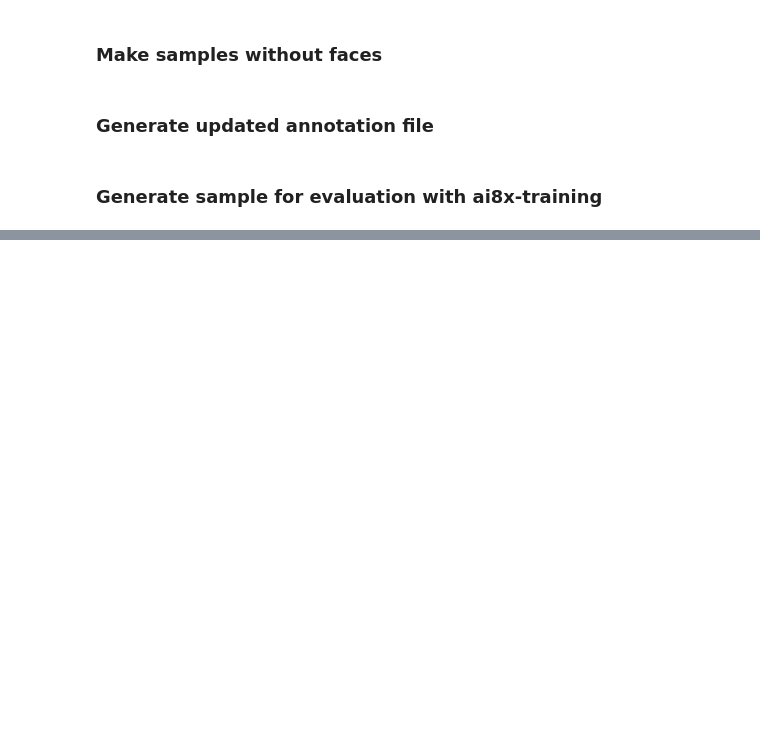
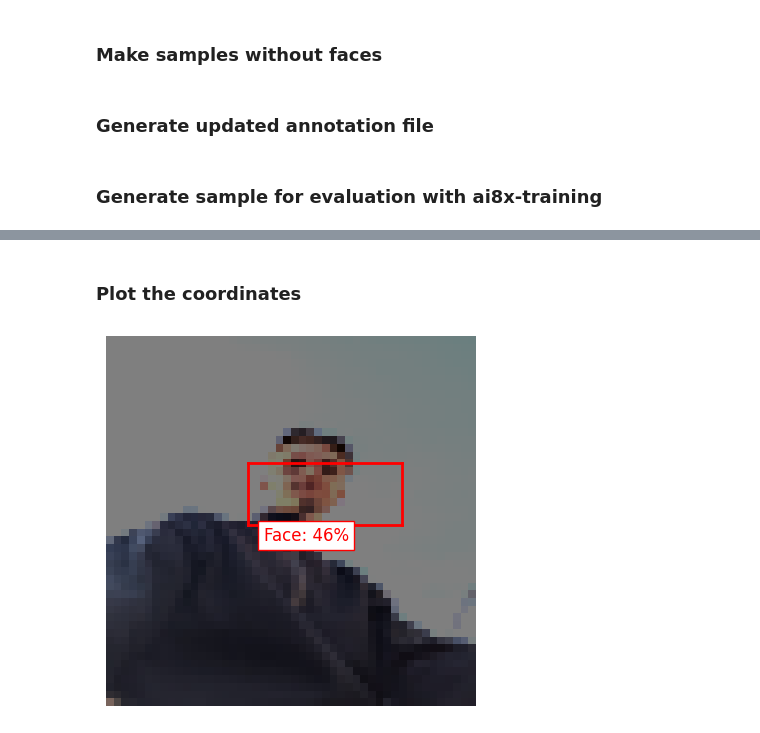
Before and after one commit to lionnus/MAX78000-Face-Detection, a Jupyter notebook: pytorch_face_detection.ipynb, the cells around one changed output, grey strips where cells are left out. Cells and saved outputs as stored; diff of their text form; code cells hidden in the pictures; blank space fills up the shorter version.

```diff
--- a/pytorch_face_detection.ipynb
+++ b/pytorch_face_detection.ipynb
@@ -1535,0 +1925,32 @@ np.save('sample_widerfaces5.npy', image_transposed)
+# %% [markdown]
+### Plot the coordinates
+# %%
+# Load the .npy file
+image_transposed = np.load('sample_widerfaces.npy')
+
+# Define the boundary box coordinates
+boundary_box_coordinates = [
+    0x50400000, 0xffffffff, 0x00000004, 0x00000cc6, 0x000005a7, 0x0000062b, 0x0000083d,
+    0x50408000, 0xffffffff, 0x00000001, 0x00001da9, 0x00000000
+]
+
+# Extract the coordinates from the boundary box data
+x1 = int(boundary_box_coordinates[3] / 2**12 * 48)
+y1 = int(boundary_box_coordinates[4] / 2**12 * 48)
+x2 = int(boundary_box_coordinates[5] / 2**12 * 48)
+y2 = int(boundary_box_coordinates[6] / 2**12 * 48)
+
+# Extract the probability value
+probability = boundary_box_coordinates[10] / 2**14 *100
+
+# Plot the image with the boundary box and probability
+plt.imshow(np.transpose(image_transposed, (1, 2, 0)))
+plt.plot([x1, x2], [y1, y1], color='red', linewidth=2)  # Top line
+plt.plot([x1, x2], [y2, y2], color='red', linewidth=2)  # Bottom line
+plt.plot([x1, x1], [y1, y2], color='red', linewidth=2)  # Left line
+plt.plot([x2, x2], [y1, y2], color='red', linewidth=2)  # Right line
+plt.text(x2+2, y2+2, f'Face: {probability:.0f}%', color='red', fontsize=12, bbox=dict(facecolor='white', edgecolor='red'))
+plt.axis('off')  # Disable axis
+plt.show()
+# %% [output]
+[figure, added]
```
Also changed, not shown: parts of 12 cells of this notebook.
